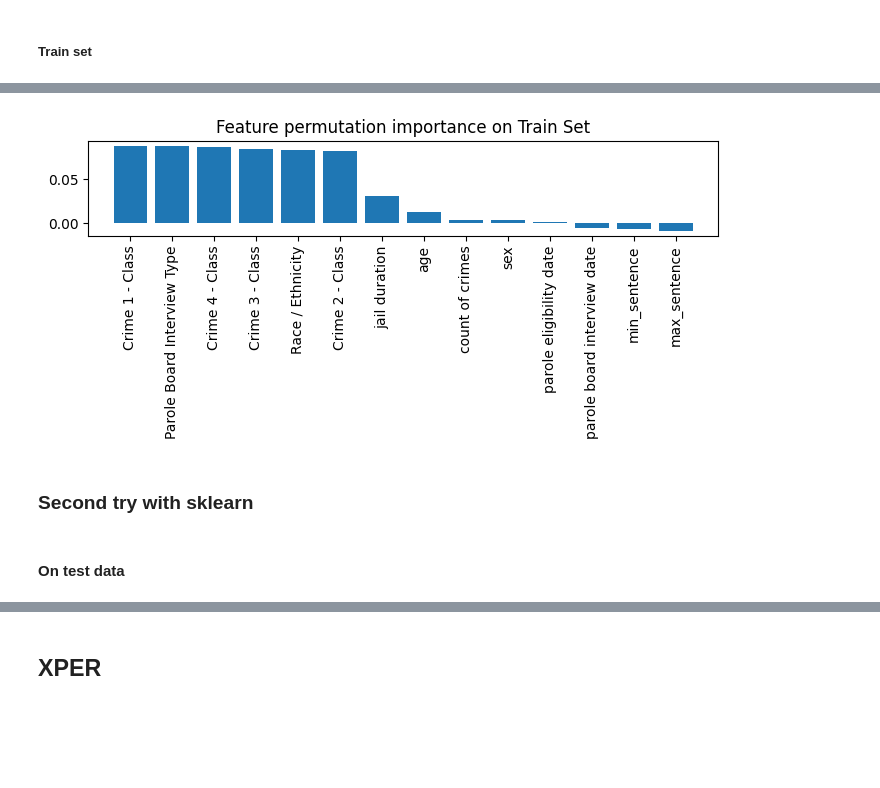
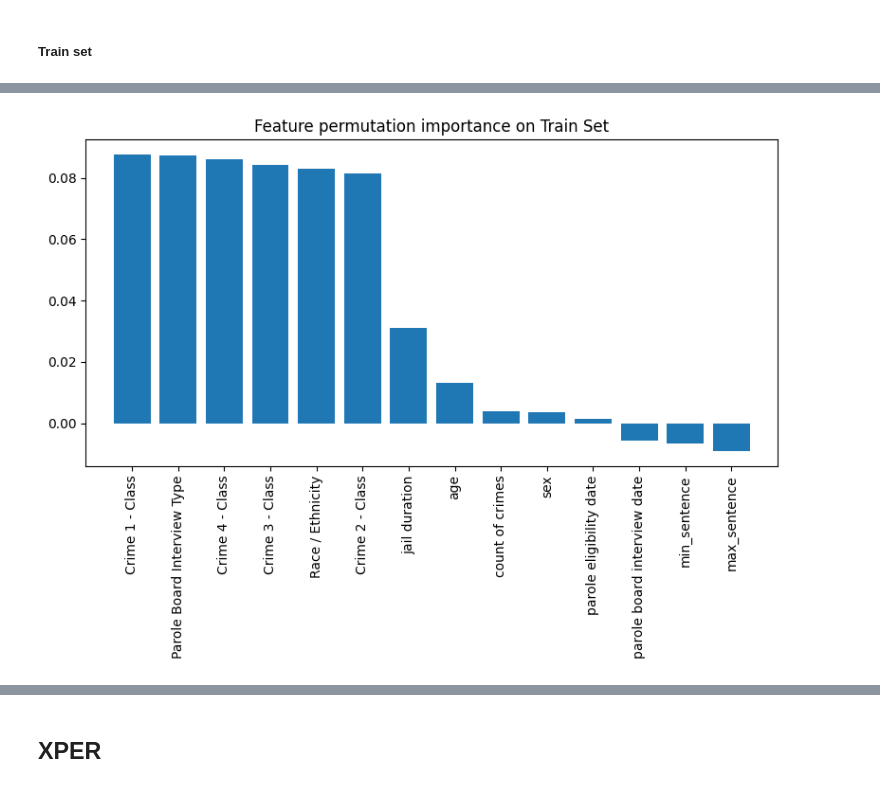
Before and after one commit to Idrissben/Interpretable-jimams, a Jupyter notebook: notebooks/step_7.ipynb, the cells around one changed output, grey strips where cells are left out. Saved outputs shown, nothing was run; the diff lists cells and outputs as text; code cells hidden in the pictures; blank space fills up the shorter version.

```diff
--- a/notebooks/step_7.ipynb
+++ b/notebooks/step_7.ipynb
@@ -128,8 +128,8 @@ y_train_1 = y_train.values if isinstance(y_train, pd.Series) else y_train
 # %%
 imp_vals, imp_all = feature_importance_permutation(
     predict_method=model_xgb.predict,
-    X=X_train,
-    y=y_train,
+    X=X_train_1,
+    y=y_train_1,
     metric='accuracy',
     num_rounds=1,
     seed=1,
@@ -141,18 +143,14 @@ InvalidIndexError: (slice(None, None, None), 0)
 # %%
 std = np.std(imp_all, axis=1)
 indices = np.argsort(imp_vals)[::-1]
 
-plt.figure()
+plt.figure(figsize=(8, 6))
 plt.bar(range(len(feature_names)), imp_vals[indices],
         yerr=std[indices])
 plt.xticks(range(len(feature_names)),
            np.array(feature_names)[indices], rotation=90)
 plt.xlim([-1, len(feature_names)])
 plt.title('Feature permutation importance on Train Set')
 plt.show()
 # %% [output]
-[figure, old version]
+[figure, new version]
-# %% [markdown]
-### Second try with sklearn
-# %% [markdown]
-#### On test data
```
Also changed, not shown: parts of 12 cells of this notebook.
